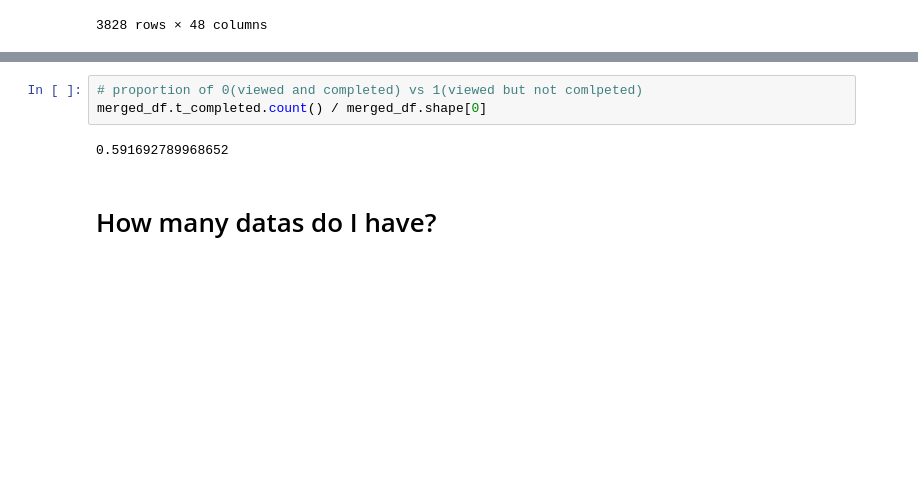
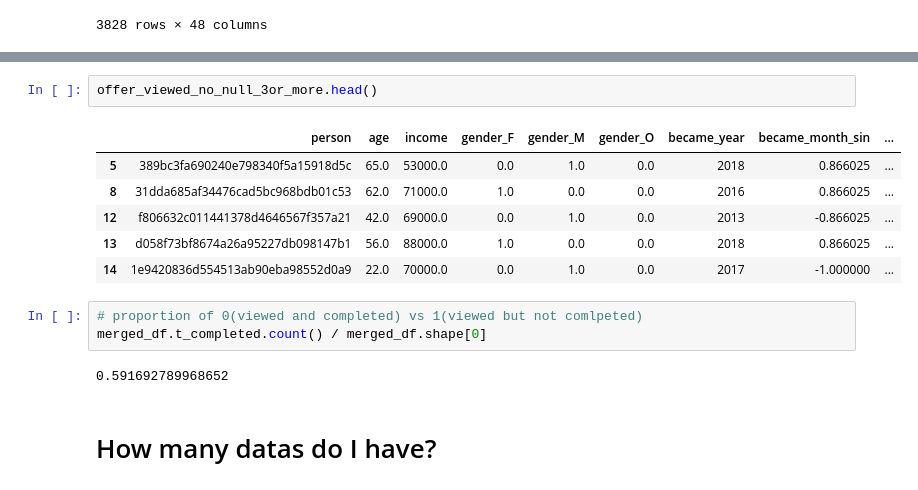
Before and after one commit to kudojp/StarBucksPromotionAnalysis, a Jupyter notebook: 190403StarbucksPromotionAnalysis.ipynb, the cells around one changed output, grey strips where cells are left out. Drawn from its saved outputs; the diff is of its cells as text; blank space fills up the shorter version.

```diff
--- a/190403StarbucksPromotionAnalysis.ipynb
+++ b/190403StarbucksPromotionAnalysis.ipynb
@@ -493,3 +521,12 @@ merged_df
+# %%
+offer_viewed_no_null_3or_more.head()
+# %% [output]
+|  | person | age | income | gender_F | gender_M | gender_O | became_year | became_month_sin | ... |
+| 5 | 389bc3fa690240e798340f5a15918d5c | 65.0 | 53000.0 | 0.0 | 1.0 | 0.0 | 2018 | 0.866025 | ... |
+| 8 | 31dda685af34476cad5bc968bdb01c53 | 62.0 | 71000.0 | 1.0 | 0.0 | 0.0 | 2016 | 0.866025 | ... |
+| 12 | f806632c011441378d4646567f357a21 | 42.0 | 69000.0 | 0.0 | 1.0 | 0.0 | 2013 | -0.866025 | ... |
+| 13 | d058f73bf8674a26a95227db098147b1 | 56.0 | 88000.0 | 1.0 | 0.0 | 0.0 | 2018 | 0.866025 | ... |
+| 14 | 1e9420836d554513ab90eba98552d0a9 | 22.0 | 70000.0 | 0.0 | 1.0 | 0.0 | 2017 | -1.000000 | ... |
 # %%
 # proportion of 0(viewed and completed) vs 1(viewed but not comlpeted)
 merged_df.t_completed.count() / merged_df.shape[0]
```
Also changed, not shown: parts of 9 cells of this notebook, 2 other files.
